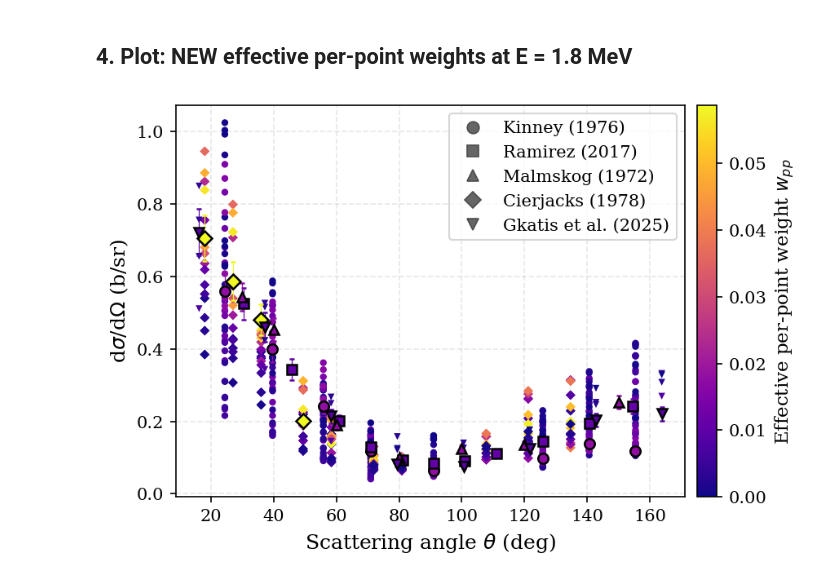
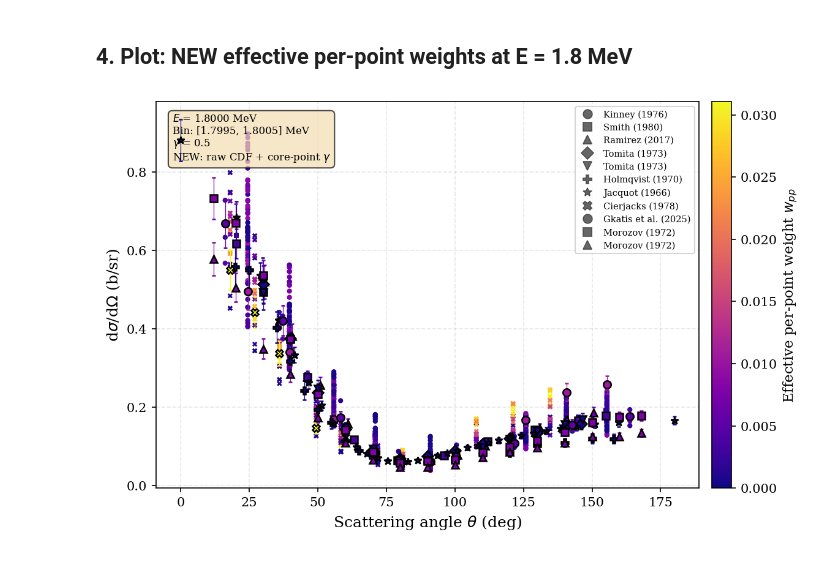
Before and after one commit to monleon96/MCNPy, a Jupyter notebook: scripts/generate_chapter3_figures.ipynb, the cells around one changed output. Saved outputs shown, nothing was run; the diff lists cells and outputs as text; code cells hidden in the pictures.

```diff
--- a/scripts/generate_chapter3_figures.ipynb
+++ b/scripts/generate_chapter3_figures.ipynb
@@ -526,14 +499,14 @@ Wells (1963)                   |      1 |  22.2% |  0.048 |   1.00 |   0.096070
 # %% [markdown]
 ## 4. Plot: NEW effective per-point weights at E = 1.8 MeV
 # %%
-# Compute for E=1.3 MeV for the plot
-diag_plot = compute_weights_for_bin(1.3, grid, bin_boundaries, exfor_cache, tof_map, label_map)
+# Compute for E=1.8 MeV for the plot
+diag_plot = compute_weights_for_bin(1.8, grid, bin_boundaries, exfor_cache, tof_map, label_map)
 new_ds = diag_plot["new_datasets"]
 exp_ids_plot = diag_plot["exp_ids"]
 bin_energy = diag_plot["bin_energy"]
 bin_lo, bin_hi = diag_plot["bin_lo"], diag_plot["bin_hi"]
 
-fig, ax = plt.subplots(figsize=(6, 4))
+fig, ax = plt.subplots(figsize=(8, 5))
 
 all_ppw = [d["new_ppw"] for d in new_ds]
 w_norm = mcolors.Normalize(vmin=0, vmax=max(all_ppw))
@@ -573,32 +546,40 @@ for eid in exp_ids_plot:
             markeredgewidth=1.2,
             markersize=6.0,
             capsize=1.5, capthick=0.6, elinewidth=0.6,
             ecolor=color,
             zorder=4,
             label="_nolegend_",
         )
 
 cbar = fig.colorbar(sm, ax=ax, pad=0.02)
 cbar.set_label("Effective per-point weight $w_{pp}$", fontsize=11)
 
 legend_handles = []
 for eid in exp_ids_plot:
     marker = exp_marker[eid]
     label = label_map.get(eid, eid)
     handle = Line2D(
         [0], [0], marker=marker, color="none",
         markerfacecolor="0.4", markeredgecolor="0.3",
         markersize=7, markeredgewidth=0.8, label=label,
     )
     legend_handles.append(handle)
 
 ax.legend(handles=legend_handles, loc="upper right", frameon=True,
-          fancybox=True, fontsize=10, ncol=1)
+          fancybox=True, fontsize=7, ncol=1)
 
 ax.set_xlabel(r"Scattering angle $\theta$ (deg)")
 ax.set_ylabel(r"d$\sigma$/d$\Omega$ (b/sr)")
 
+textstr = (f"$E$ = {bin_energy:.4f} MeV\n"
+           f"Bin: [{bin_lo:.4f}, {bin_hi:.4f}] MeV\n"
+           f"$\\gamma$ = {WEIGHT_GAMMA}\n"
+           f"NEW: raw CDF + core-point $\\gamma$")
+props = dict(boxstyle="round,pad=0.4", facecolor="wheat", alpha=0.7)
+ax.text(0.03, 0.97, textstr, transform=ax.transAxes, fontsize=8,
+        verticalalignment="top", horizontalalignment="left", bbox=props)
+
 plt.tight_layout()
 plt.show()
 # %% [output]
-[figure, old version]
+[figure, new version]
```
Also changed, not shown: parts of 7 cells of this notebook, 18 other files.
